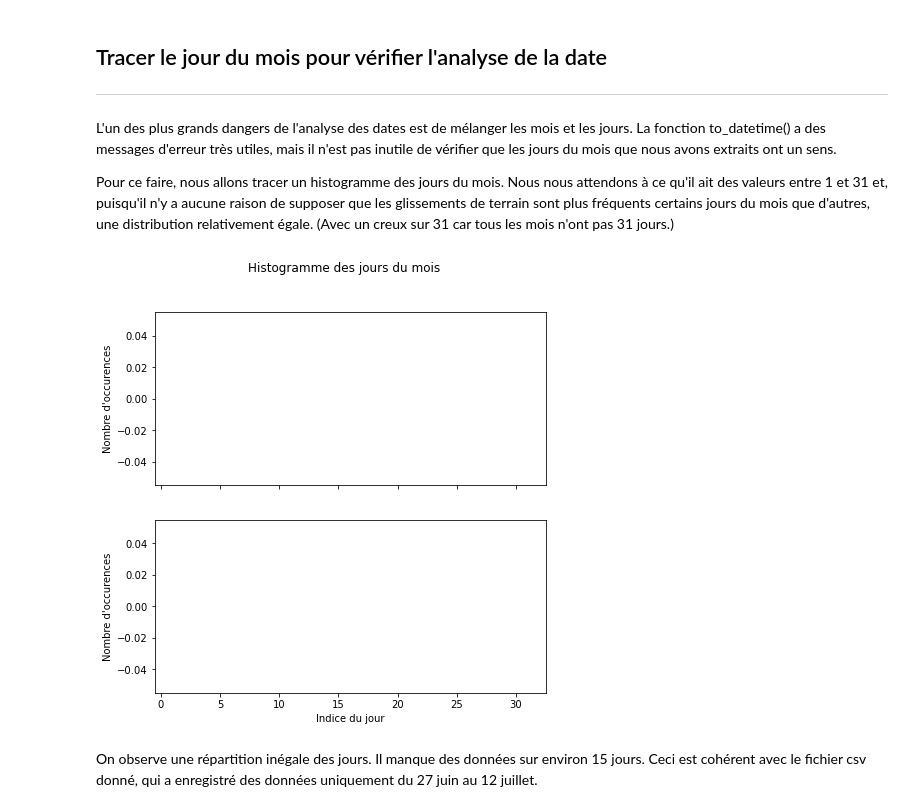
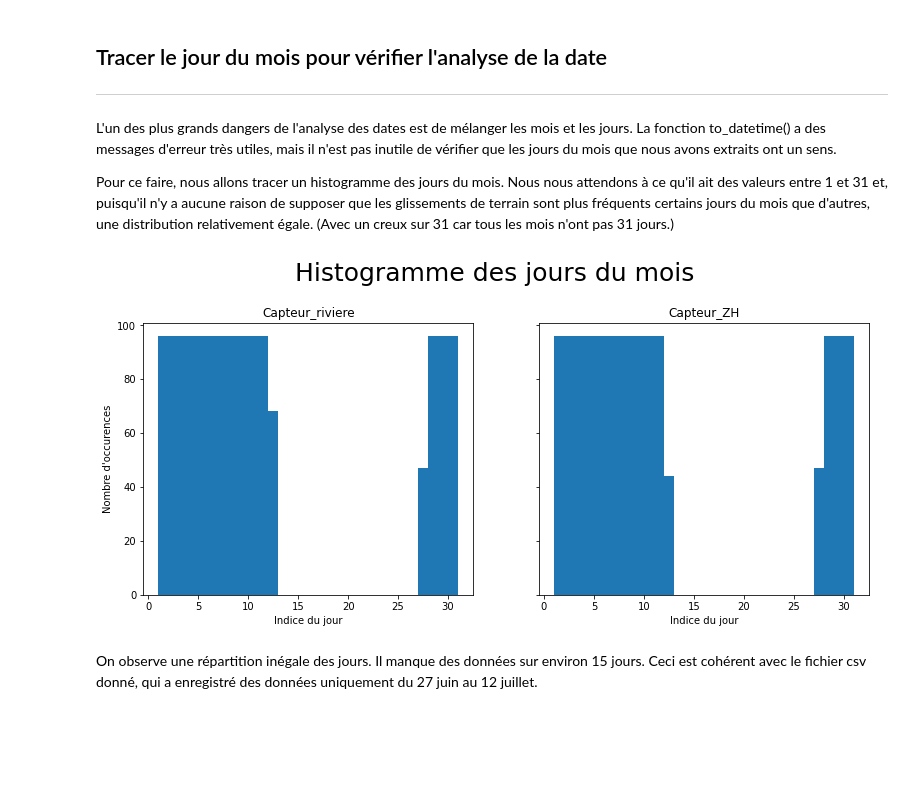
Before and after one commit to agnes-riviere/MOLONARI_1D_RESOURCES, a Jupyter notebook: Students/TP2_Vigne_Megy.ipynb, the cells around one changed output. Cells and saved outputs as stored; diff of their text form; code cells hidden in the pictures; blank space fills up the shorter version.

```diff
--- a/Students/TP2_Vigne_Megy.ipynb
+++ b/Students/TP2_Vigne_Megy.ipynb
@@ -31,3 +49,3 @@ Nous avons retiré la première ligne des deux fichiers csv car panda ne récup
 # %%
-capteur_riviere.rename(columns={capteur_riviere.columns[1]:"dates", capteur_riviere.columns[2]:"tension_V", capteur_riviere.columns[3]:"temperature_stream_C"}, inplace=True)
 capteur_ZH.rename(columns={capteur_ZH.columns[0]:"#", capteur_ZH.columns[1]:"dates", capteur_ZH.columns[2]:"temperature_depth_1_C", capteur_ZH.columns[3]:"temperature_depth_2_C", capteur_ZH.columns[4]:"temperature_depth_3_C", capteur_ZH.columns[5]:"temperature_depth_4_C"}, inplace=True)
+capteur_ZH.head()
@@ -51,0 +61,3 @@ capteur_ZH.head()
+# %%
+capteur_riviere.drop(columns=capteur_riviere.columns[4:7], inplace=True)
+capteur_riviere.head()
@@ -51,0 +71,3 @@ capteur_ZH.head()
+# %%
+capteur_ZH.drop(columns=capteur_ZH.columns[6:9], inplace=True)
+capteur_ZH.head()
@@ -52,3 +83,5 @@ capteur_ZH.head()
+# %%
+capteur_ZH = capteur_ZH.dropna()
 # %% [markdown]
 # Transformez les données de différence de charge en mètres
 # %%
@@ -169,16 +200,19 @@ L'un des plus grands dangers de l'analyse des dates est de mélanger les mois et
 
 Pour ce faire, nous allons tracer un histogramme des jours du mois. Nous nous attendons à ce qu'il ait des valeurs entre 1 et 31 et, puisqu'il n'y a aucune raison de supposer que les glissements de terrain sont plus fréquents certains jours du mois que d'autres, une distribution relativement égale. (Avec un creux sur 31 car tous les mois n'ont pas 31 jours.)
 # %%
-fig, axes = plt.subplots(2, figsize=(7, 7), sharex=True)
+fig, axes = plt.subplots(1, 2, figsize=(13, 5), sharey=True)
 axes[0].hist([int(x.day) for x in capteur_riviere.loc[1:, "dates"]], [i for i in range(1, 32)])
 axes[1].hist([int(x.day) for x in capteur_ZH.loc[1:, "dates"]], [i for i in range(1, 32)])
-fig.suptitle("Histogramme des jours du mois")
+fig.suptitle("Histogramme des jours du mois", y=1.05, fontsize=25)
+axes[0].set_xlabel("Indice du jour")
+axes[0].set_title("Capteur_riviere")
+axes[1].set_title("Capteur_ZH")
 axes[1].set_xlabel("Indice du jour")
 axes[0].set_ylabel("Nombre d'occurences")
-axes[1].set_ylabel("Nombre d'occurences")
+
 plt.show()
 # %% [output]
-[figure, old version]
+[figure, new version]
 # %% [markdown]
 On observe une répartition inégale des jours. Il manque des données sur environ 15 jours. Ceci est cohérent avec le fichier csv donné, qui a enregistré des données uniquement du 27 juin au 12 juillet.
 # %% [markdown]
```
Also changed, not shown: parts of 61 cells of this notebook.
